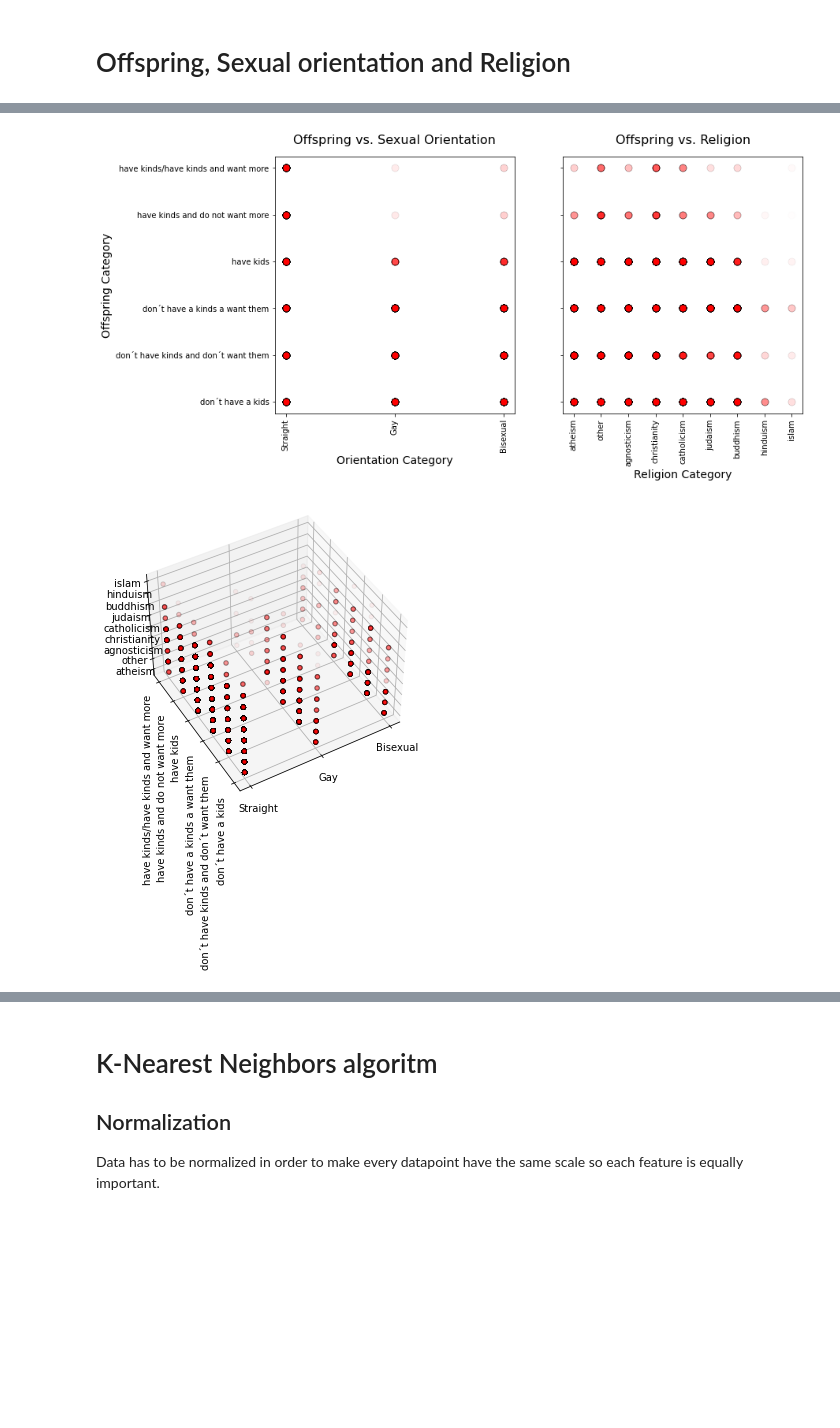
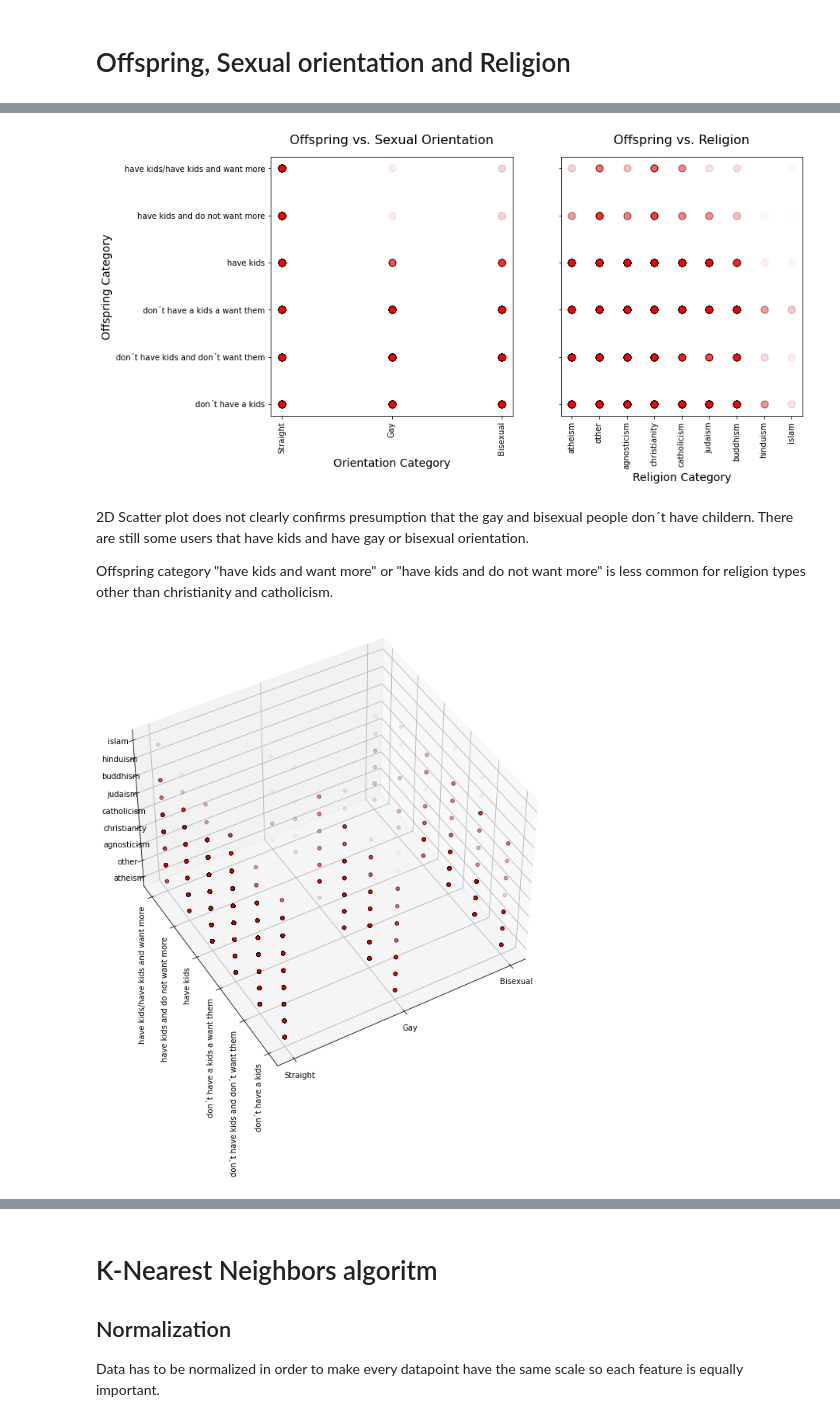
Before and after one commit to pvlasak/Codecademy_Build_ML_Model, a Jupyter notebook: Date_App_OKCupid___Project_ML__.ipynb, the cells around one changed output, grey strips where cells are left out. Cells and saved outputs as stored; diff of their text form; code cells hidden in the pictures; blank space fills up the shorter version.

```diff
--- a/Date_App_OKCupid___Project_ML__.ipynb
+++ b/Date_App_OKCupid___Project_ML__.ipynb
@@ -1069,8 +1351,8 @@ fig, axes = plt.subplots(1,2, figsize = (12,6), sharey=True)
 x_ticks_orientation = [0, 1, 2]
 y_ticks_offspring = [0, 1, 2, 3, 4, 5]
 
-offspring_labels = ['don´t have a kids', 'don´t have kinds and don´t want them', 'don´t have a kinds a want them',
-                    'have kids', 'have kinds and do not want more', 'have kinds/have kinds and want more']
+offspring_labels = ['don´t have a kids', 'don´t have kids and don´t want them', 'don´t have a kids a want them',
+                    'have kids', 'have kids and do not want more', 'have kids/have kids and want more']
 
 orientation_labels = ["Straight", "Gay", "Bisexual"]
 
@@ -1096,30 +1378,33 @@ ax2.set_title('Offspring vs. Religion', fontsize=16, y= 1.03)
 ax2.set_xlabel('Religion Category', fontsize=14)
 ax2.set_ylabel('Offspring Category', fontsize=14);
 # %% [output]
-[figure, old version]
+[figure, new version]
+# %% [markdown]
+2D Scatter plot does not clearly confirms presumption that the gay and bisexual people don´t have childern. There are still some users that have kids and have gay or bisexual orientation.
+
+Offspring category "have kids and want more" or "have kids and do not want more" is less common for religion types other than christianity and catholicism.
 # %%
-from mpl_toolkits.mplot3d import Axes3D
-fig = plt.figure(1, figsize=(6,4))
+fig = plt.figure(1, figsize=(10,8))
 plt.clf()
 elev = 43.5
 azim = -120
 plot_3D_df = df[["orientation_code", "offspring_code", "religion_clear_code"]].dropna()
 ax = Axes3D(fig, elev= elev, azim=azim)
 ax.scatter(df[["orientation_code"]], df[["offspring_code"]], df[["religion_clear_code"]], color = 'red', edgecolor = 'black', alpha = 0.05);
 
 x_ticks_orientation = [0, 1, 2]
 y_ticks_offspring = [0, 1, 2, 3, 4, 5]
 z_ticks_religion = [0, 1, 2, 3, 4, 5, 6, 7, 8]
-offspring_labels = ['don´t have a kids', 'don´t have kinds and don´t want them', 'don´t have a kinds a want them',
-                    'have kids', 'have kinds and do not want more', 'have kinds/have kinds and want more']
+offspring_labels = ['don´t have a kids', 'don´t have kids and don´t want them', 'don´t have a kids a want them',
+                    'have kids', 'have kids and do not want more', 'have kids/have kids and want more']
 orientation_labels = ["Straight", "Gay", "Bisexual"]
 religion_labels = ['atheism', 'other', 'agnosticism', 'christianity', 'catholicism', 'judaism', 'buddhism', 'hinduism', 'islam']
 
 ax.set_xticks(x_ticks_orientation);
 ax.set_xticklabels(labels = orientation_labels, rotation = 0);
 ax.set_yticks(y_ticks_offspring);
 ax.set_yticklabels(labels = offspring_labels, rotation=90);
 ax.set_zticks(z_ticks_religion);
 ax.set_zticklabels(labels = religion_labels, rotation=0);
 # %% [output]
-[figure, old version]
+[figure, new version]
```
Also changed, not shown: parts of 158 cells of this notebook.
